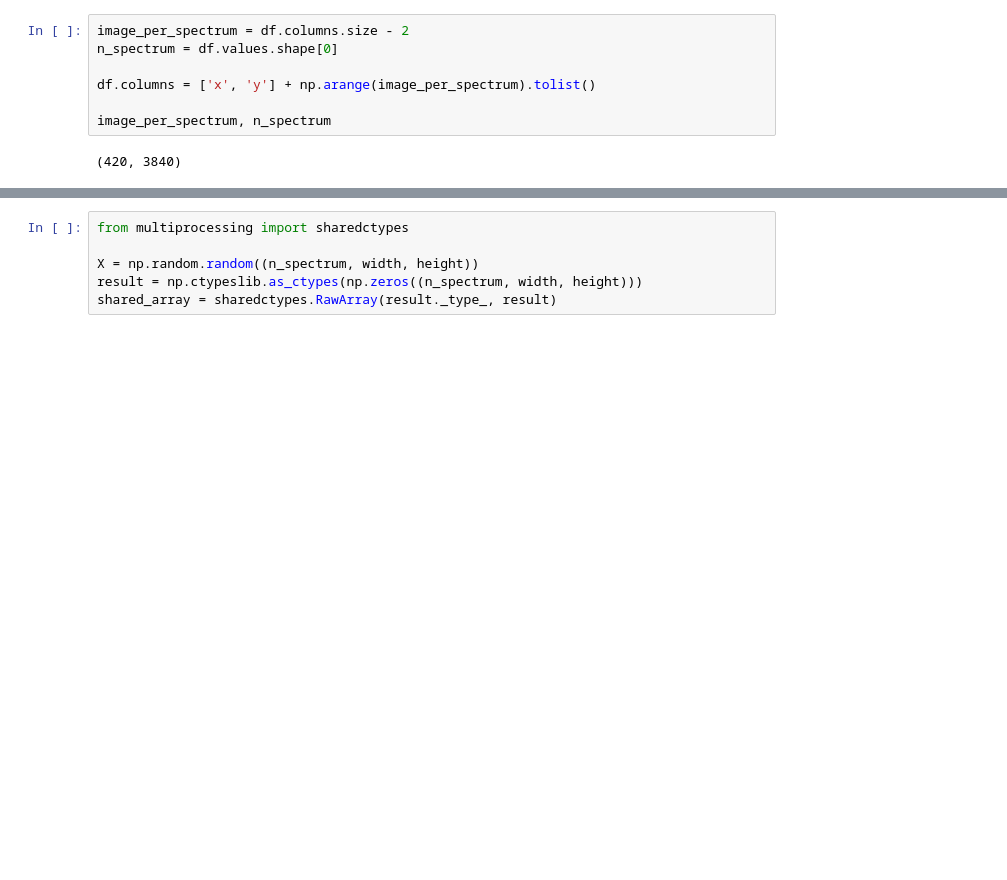
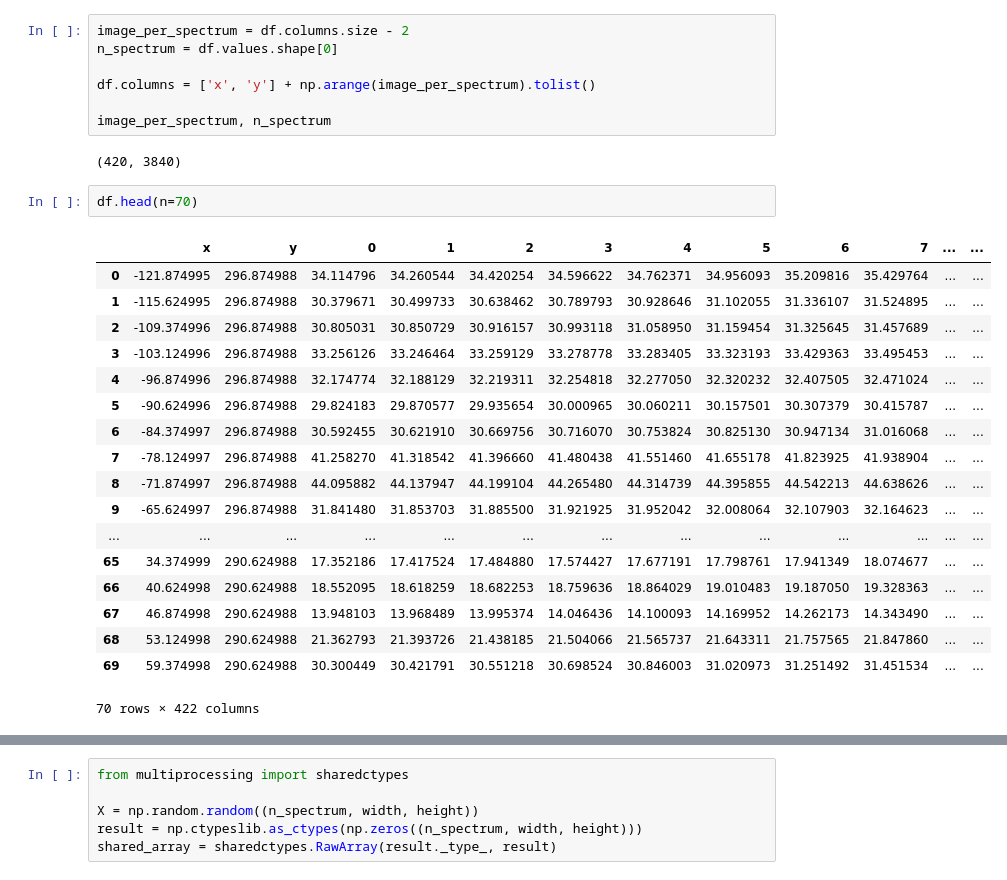
Before and after one commit to qbeer/spectroscopy-classification, a Jupyter notebook: EDA.ipynb, the cells around one changed output, grey strips where cells are left out. Cells and saved outputs as stored; diff of their text form; blank space fills up the shorter version.

```diff
--- a/EDA.ipynb
+++ b/EDA.ipynb
@@ -13,6 +13,27 @@ df.columns = ['x', 'y'] + np.arange(image_per_spectrum).tolist()
 image_per_spectrum, n_spectrum
 # %% [output]
 (420, 3840)
+# %%
+df.head(n=70)
+# %% [output]
+|  | x | y | 0 | 1 | 2 | 3 | 4 | 5 | 6 | 7 | ... | ... |
+| 0 | -121.874995 | 296.874988 | 34.114796 | 34.260544 | 34.420254 | 34.596622 | 34.762371 | 34.956093 | 35.209816 | 35.429764 | ... | ... |
+| 1 | -115.624995 | 296.874988 | 30.379671 | 30.499733 | 30.638462 | 30.789793 | 30.928646 | 31.102055 | 31.336107 | 31.524895 | ... | ... |
+| 2 | -109.374996 | 296.874988 | 30.805031 | 30.850729 | 30.916157 | 30.993118 | 31.058950 | 31.159454 | 31.325645 | 31.457689 | ... | ... |
+| 3 | -103.124996 | 296.874988 | 33.256126 | 33.246464 | 33.259129 | 33.278778 | 33.283405 | 33.323193 | 33.429363 | 33.495453 | ... | ... |
+| 4 | -96.874996 | 296.874988 | 32.174774 | 32.188129 | 32.219311 | 32.254818 | 32.277050 | 32.320232 | 32.407505 | 32.471024 | ... | ... |
+| 5 | -90.624996 | 296.874988 | 29.824183 | 29.870577 | 29.935654 | 30.000965 | 30.060211 | 30.157501 | 30.307379 | 30.415787 | ... | ... |
+| 6 | -84.374997 | 296.874988 | 30.592455 | 30.621910 | 30.669756 | 30.716070 | 30.753824 | 30.825130 | 30.947134 | 31.016068 | ... | ... |
+| 7 | -78.124997 | 296.874988 | 41.258270 | 41.318542 | 41.396660 | 41.480438 | 41.551460 | 41.655178 | 41.823925 | 41.938904 | ... | ... |
+| 8 | -71.874997 | 296.874988 | 44.095882 | 44.137947 | 44.199104 | 44.265480 | 44.314739 | 44.395855 | 44.542213 | 44.638626 | ... | ... |
+| 9 | -65.624997 | 296.874988 | 31.841480 | 31.853703 | 31.885500 | 31.921925 | 31.952042 | 32.008064 | 32.107903 | 32.164623 | ... | ... |
+| ... | ... | ... | ... | ... | ... | ... | ... | ... | ... | ... | ... | ... |
+| 65 | 34.374999 | 290.624988 | 17.352186 | 17.417524 | 17.484880 | 17.574427 | 17.677191 | 17.798761 | 17.941349 | 18.074677 | ... | ... |
+| 66 | 40.624998 | 290.624988 | 18.552095 | 18.618259 | 18.682253 | 18.759636 | 18.864029 | 19.010483 | 19.187050 | 19.328363 | ... | ... |
+| 67 | 46.874998 | 290.624988 | 13.948103 | 13.968489 | 13.995374 | 14.046436 | 14.100093 | 14.169952 | 14.262173 | 14.343490 | ... | ... |
+| 68 | 53.124998 | 290.624988 | 21.362793 | 21.393726 | 21.438185 | 21.504066 | 21.565737 | 21.643311 | 21.757565 | 21.847860 | ... | ... |
+| 69 | 59.374998 | 290.624988 | 30.300449 | 30.421791 | 30.551218 | 30.698524 | 30.846003 | 31.020973 | 31.251492 | 31.451534 | ... | ... |
+70 rows × 422 columns
 # %%
 width = len(set(df['x'].values))
 height = len(set(df['y'].values))
```
Also changed, not shown: parts of 6 cells of this notebook, 7 other files.
